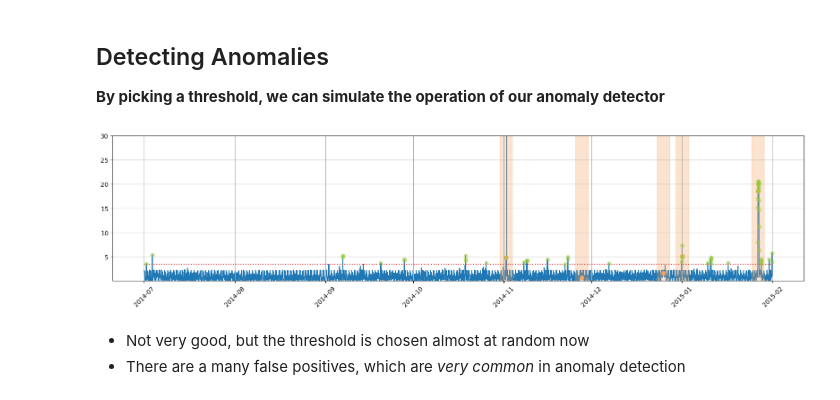
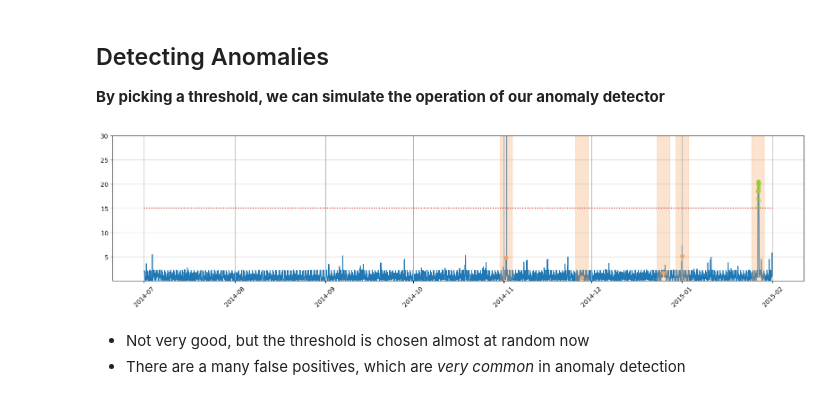
Before and after one commit to bbs-emba-2024/applications, a Jupyter notebook: notebooks/01. Anomaly Detection in Taxi Calls.ipynb, the cells around one changed output. Cells and saved outputs as stored; diff of their text form; code cells hidden in the pictures.

```diff
--- a/notebooks/01. Anomaly Detection in Taxi Calls.ipynb
+++ b/notebooks/01. Anomaly Detection in Taxi Calls.ipynb
@@ -359,11 +359,11 @@ util.plot_series(signal, labels=labels, windows=windows, figsize=figsize, y_cap=
 
 **By picking a threshold, we can simulate the operation of our anomaly detector**
 # %%
-eps = 3.5
+eps = 15
 pred = pd.Series(signal.index[signal >= eps]) # the threshold il 12
 util.plot_series(signal, labels=labels, windows=windows, predictions=pred, threshold=eps, figsize=figsize, y_cap=30)
 # %% [output]
-[figure, old version]
+[figure, new version]
 # %% [markdown]
 * Not very good, but the threshold is chosen almost at random now
 * There are a many false positives, which are _very common_ in anomaly detection
```
Also changed, not shown: parts of 3 cells of this notebook, 12 other files.
